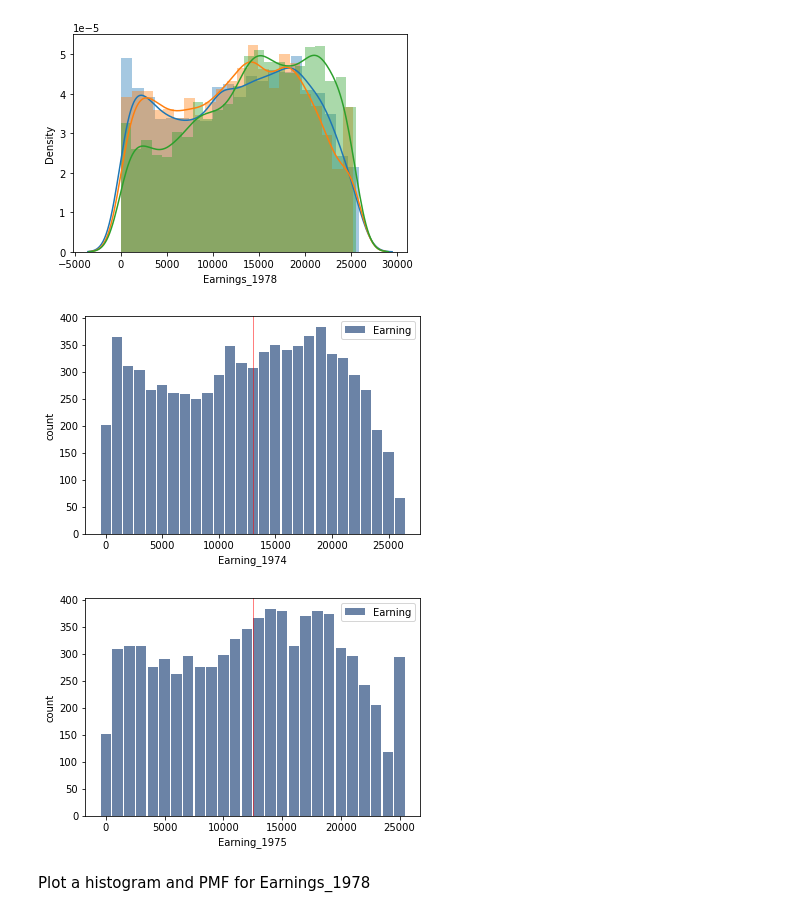
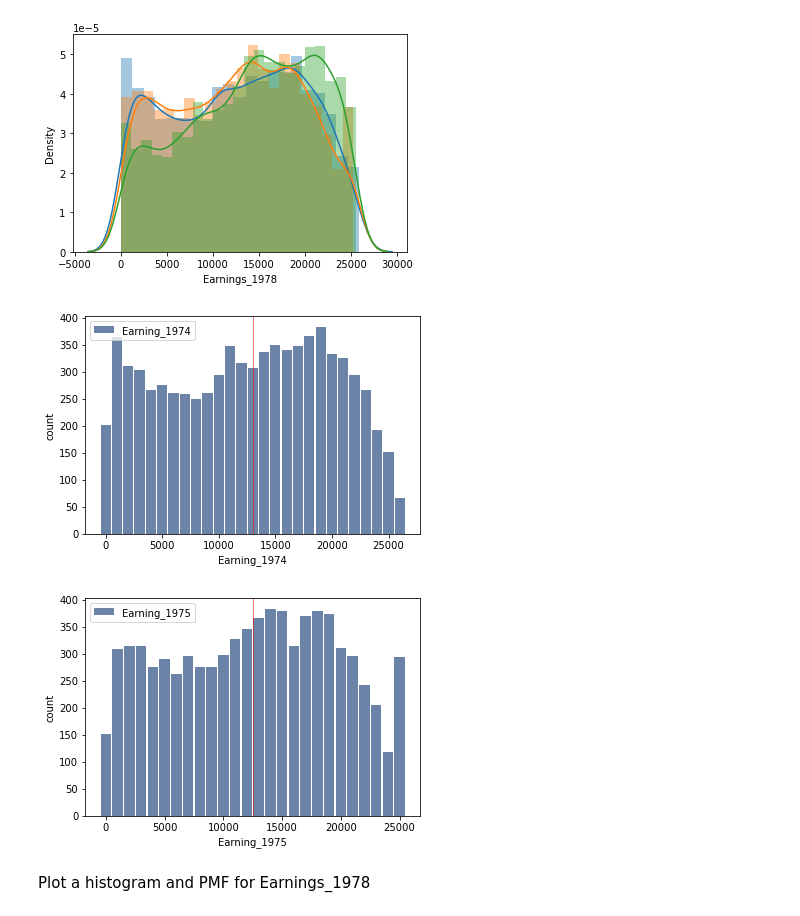
Before and after one commit to fadesere/BSIP_Assignment_1_Students, a Jupyter notebook: Assignment.ipynb, the cells around one changed output. Drawn from its saved outputs; the diff is of its cells as text; code cells hidden in the pictures.

```diff
--- a/Assignment.ipynb
+++ b/Assignment.ipynb
@@ -404,17 +430,17 @@ plt.show()
 # %% [output]
 [figure]
 # %%
-df_Earn74 = thinkstats2.Hist(round(df['Earnings_1974'],-3), label='Earning')
+df_Earn74 = thinkstats2.Hist(round(df['Earnings_1974'],-3), label='Earning_1974')
 
 #Graph
 
 thinkplot.Hist(df_Earn74)
 thinkplot.Config(xlabel='Earning_1974', ylabel='count')
 thinkplot.axvline(np.mean(df_Earn74), color="red")
 # %% [output]
-[figure, old version]
+[figure, new version]
 # %%
-df_Earn75 = thinkstats2.Hist(round(df['Earnings_1975'],-3), label='Earning')
+df_Earn75 = thinkstats2.Hist(round(df['Earnings_1975'],-3), label='Earning_1975')
 
 #Graph
 
@@ -422,7 +448,7 @@ thinkplot.Hist(df_Earn75)
 thinkplot.Config(xlabel='Earning_1975', ylabel='count')
 thinkplot.axvline(np.mean(df_Earn75), color="red")
 # %% [output]
-[figure, old version]
+[figure, new version]
 # %% [markdown]
 Plot a histogram and PMF for Earnings_1978
 # %%
```
Also changed, not shown: parts of 39 cells of this notebook, 1 other file.
